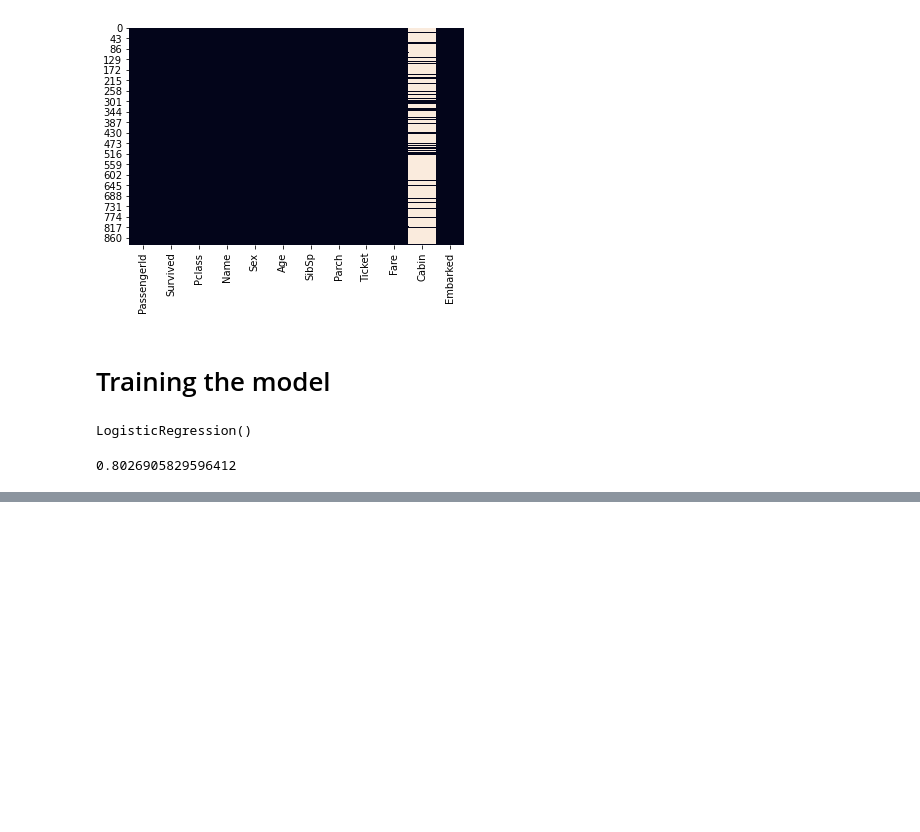
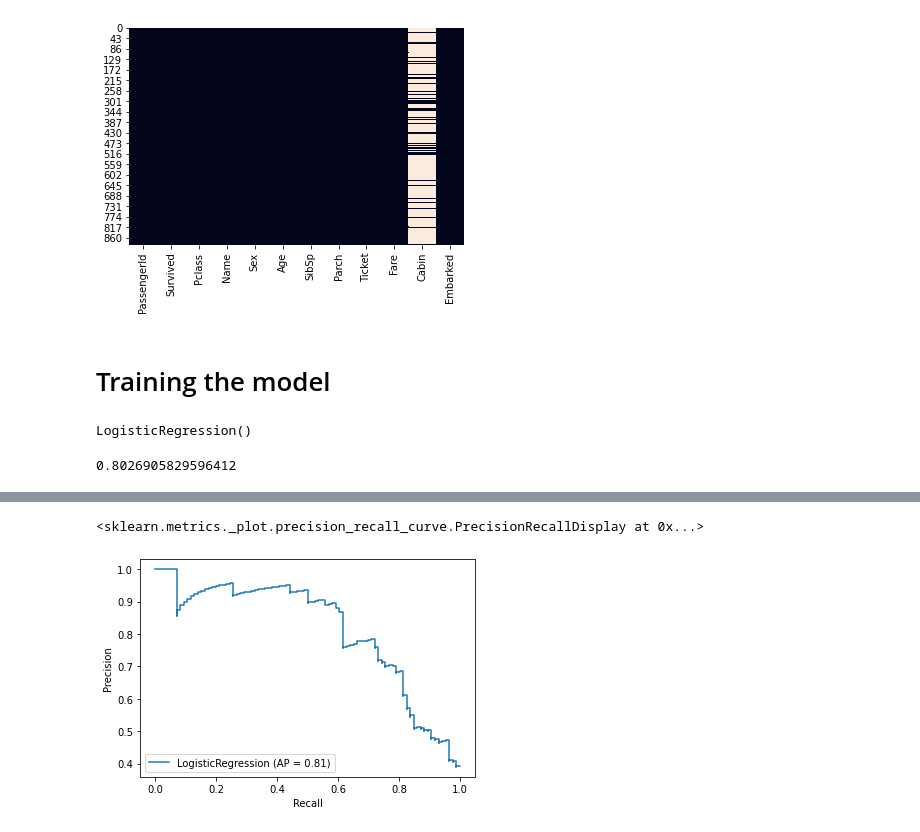
Before and after one commit to lau-b/titanic-model, a Jupyter notebook: notebooks/Logistic Regression Model.ipynb, the cells around one changed output, grey strips where cells are left out. Saved outputs shown, nothing was run; the diff lists cells and outputs as text; code cells hidden in the pictures; blank space fills up the shorter version.

```diff
--- a/notebooks/Logistic Regression Model.ipynb
+++ b/notebooks/Logistic Regression Model.ipynb
@@ -89,0 +116,5 @@ accuracy_score(y_test, y_pred_test)
+# %%
+metrics.plot_precision_recall_curve(model, X_test, y_test)
+# %% [output]
+<sklearn.metrics._plot.precision_recall_curve.PrecisionRecallDisplay at 0x...>
+[figure, added]
```
Also changed, not shown: parts of 8 cells of this notebook, 1 other file.
